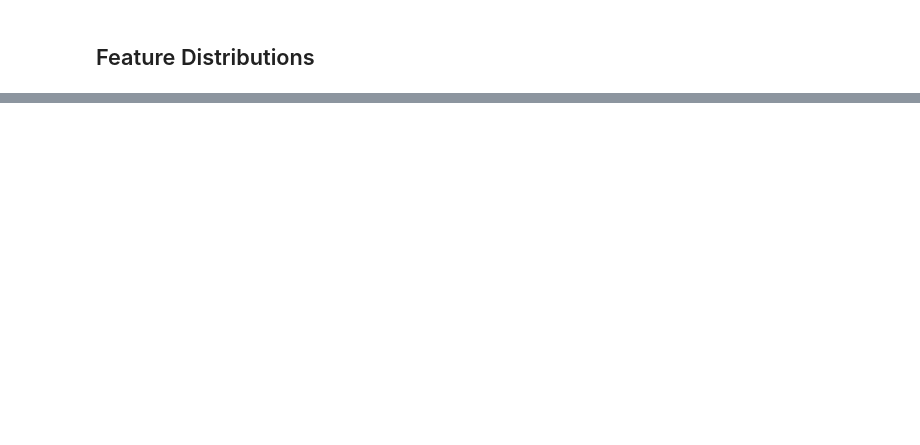
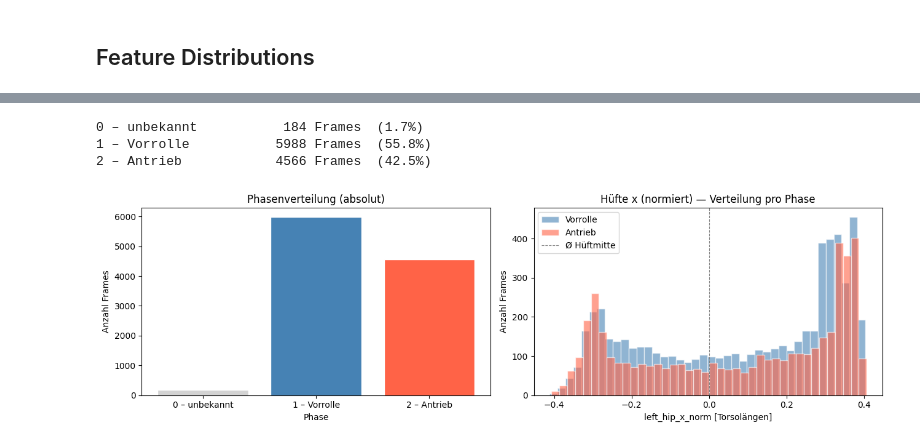
Before and after one commit to clarabri/ML-project, a Jupyter notebook: 1_DatasetCharacteristics/exploratory_data_analysis.ipynb, the cells around one changed output, grey strips where cells are left out. Drawn from its saved outputs; the diff is of its cells as text; code cells hidden in the pictures; blank space fills up the shorter version.

```diff
--- a/1_DatasetCharacteristics/exploratory_data_analysis.ipynb
+++ b/1_DatasetCharacteristics/exploratory_data_analysis.ipynb
@@ -265,0 +169,37 @@ The current dataset should therefore be considered a **proof-of-concept foundati
+# %%
+phase_counts = df["phase"].value_counts().sort_index()
+phase_labels = {0: "0 – unbekannt", 1: "1 – Vorrolle", 2: "2 – Antrieb"}
+phase_colors = {0: "lightgray", 1: "steelblue", 2: "tomato"}
+
+total = len(df)
+for p, count in phase_counts.items():
+    print(f"{phase_labels[p]:<20}  {count:>5} Frames  ({count/total*100:.1f}%)")
+
+fig, axes = plt.subplots(1, 2, figsize=(13, 4))
+
+axes[0].bar(
+    [phase_labels[p] for p in phase_counts.index],
+    phase_counts.values,
+    color=[phase_colors[p] for p in phase_counts.index],
+    edgecolor="white"
+)
+axes[0].set_title("Phasenverteilung (absolut)")
+axes[0].set_ylabel("Anzahl Frames")
+axes[0].set_xlabel("Phase")
+
+axes[1].set_title("Hüfte x (normiert) — Verteilung pro Phase")
+for p, label, color in [(1, "Vorrolle", "steelblue"), (2, "Antrieb", "tomato")]:
+    subset = df[df["phase"] == p]["left_hip_x_norm"]
+    axes[1].hist(subset, bins=40, alpha=0.6, color=color, label=label, edgecolor="white")
+axes[1].axvline(0, color="gray", linestyle="--", linewidth=0.8, label="Ø Hüftmitte")
+axes[1].set_xlabel("left_hip_x_norm [Torsolängen]")
+axes[1].set_ylabel("Anzahl Frames")
+axes[1].legend()
+
+plt.tight_layout()
+plt.show()
+# %% [output]
+0 – unbekannt           184 Frames  (1.7%)
+1 – Vorrolle           5988 Frames  (55.8%)
+2 – Antrieb            4566 Frames  (42.5%)
+[figure, added]
```
Also changed, not shown: parts of 31 cells of this notebook, 46 other files.
